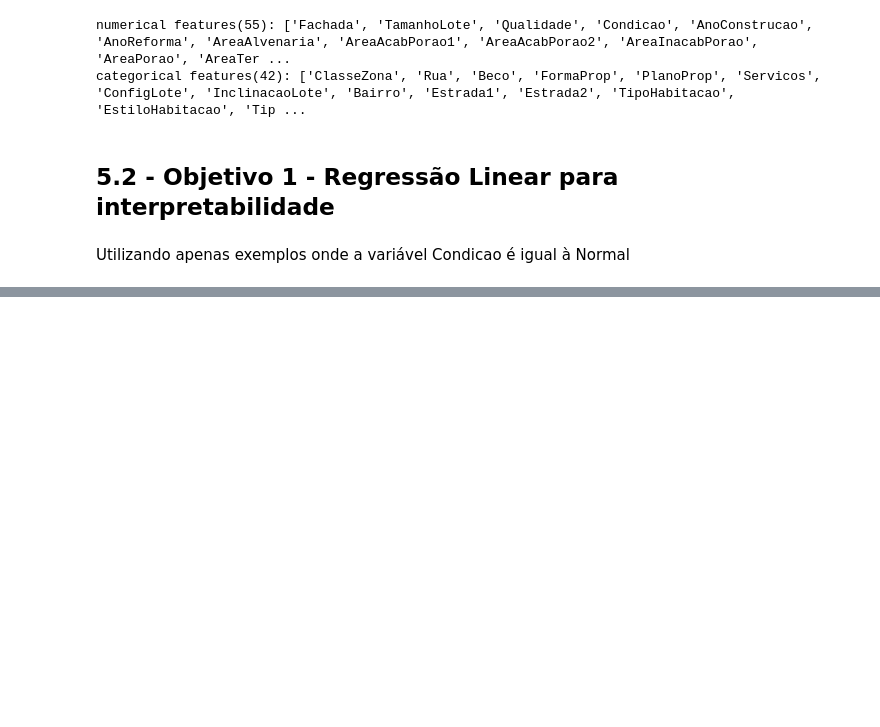
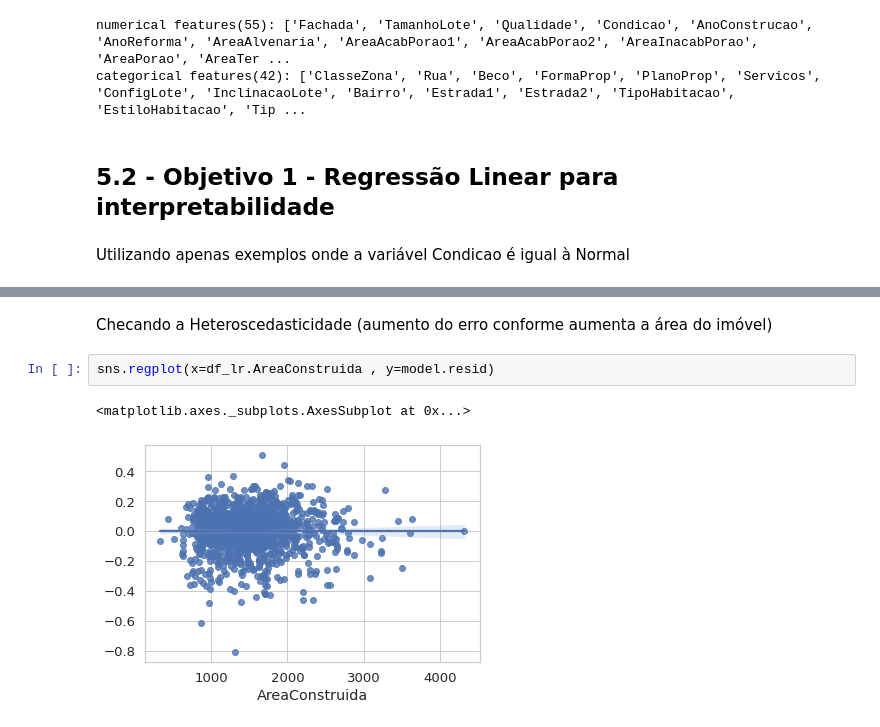
Before and after one commit to OmarCardoso/Api_atividade_academica, a Jupyter notebook: quintoandar_regressao_imoveis.ipynb, the cells around one changed output, grey strips where cells are left out. Saved outputs shown, nothing was run; the diff lists cells and outputs as text; blank space fills up the shorter version.

```diff
--- a/quintoandar_regressao_imoveis.ipynb
+++ b/quintoandar_regressao_imoveis.ipynb
@@ -381,0 +534,7 @@ Utilizando apenas exemplos onde a variável Condicao é igual à Normal
+# %% [markdown]
+Checando a Heteroscedasticidade (aumento do erro conforme aumenta a área do imóvel)
+# %%
+sns.regplot(x=df_lr.AreaConstruida , y=model.resid)
+# %% [output]
+<matplotlib.axes._subplots.AxesSubplot at 0x...>
+[figure, added]
```
Also changed, not shown: parts of 49 cells of this notebook.
